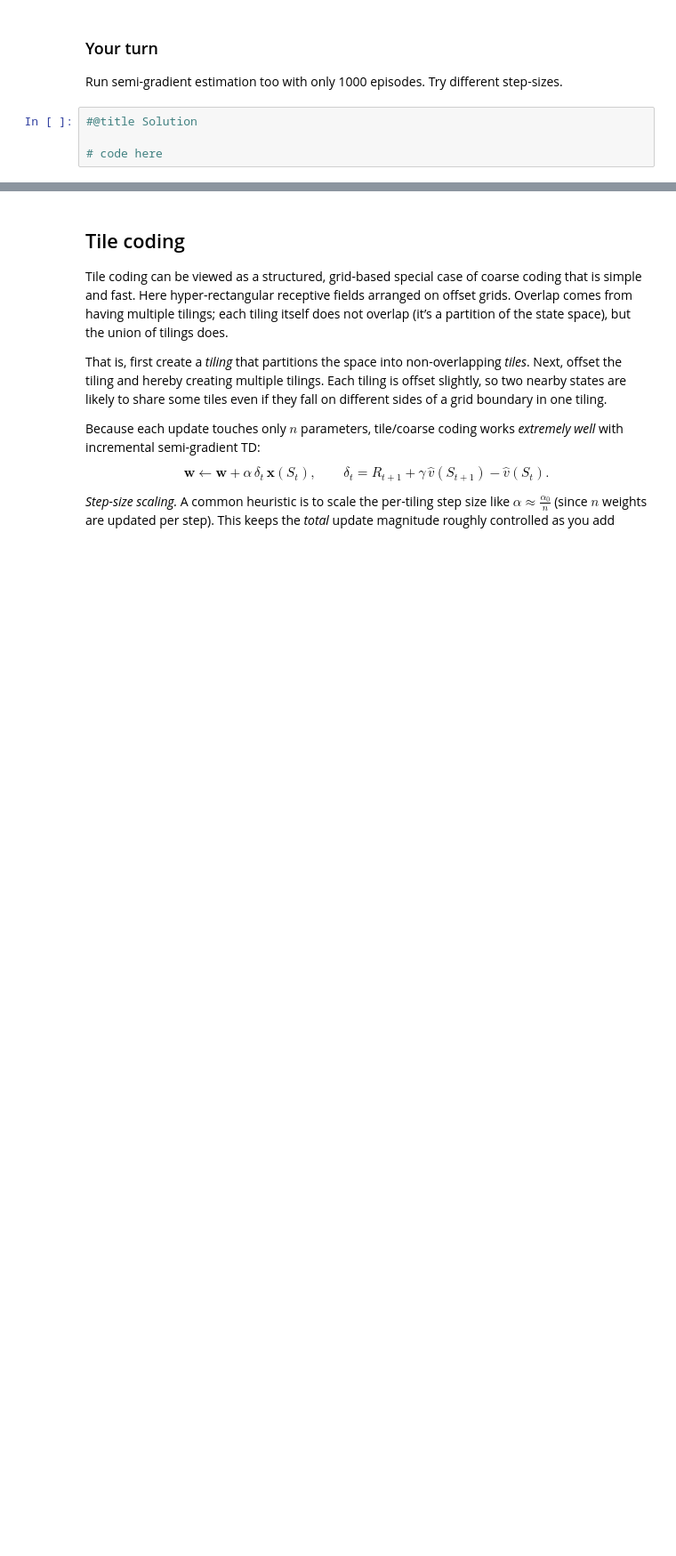
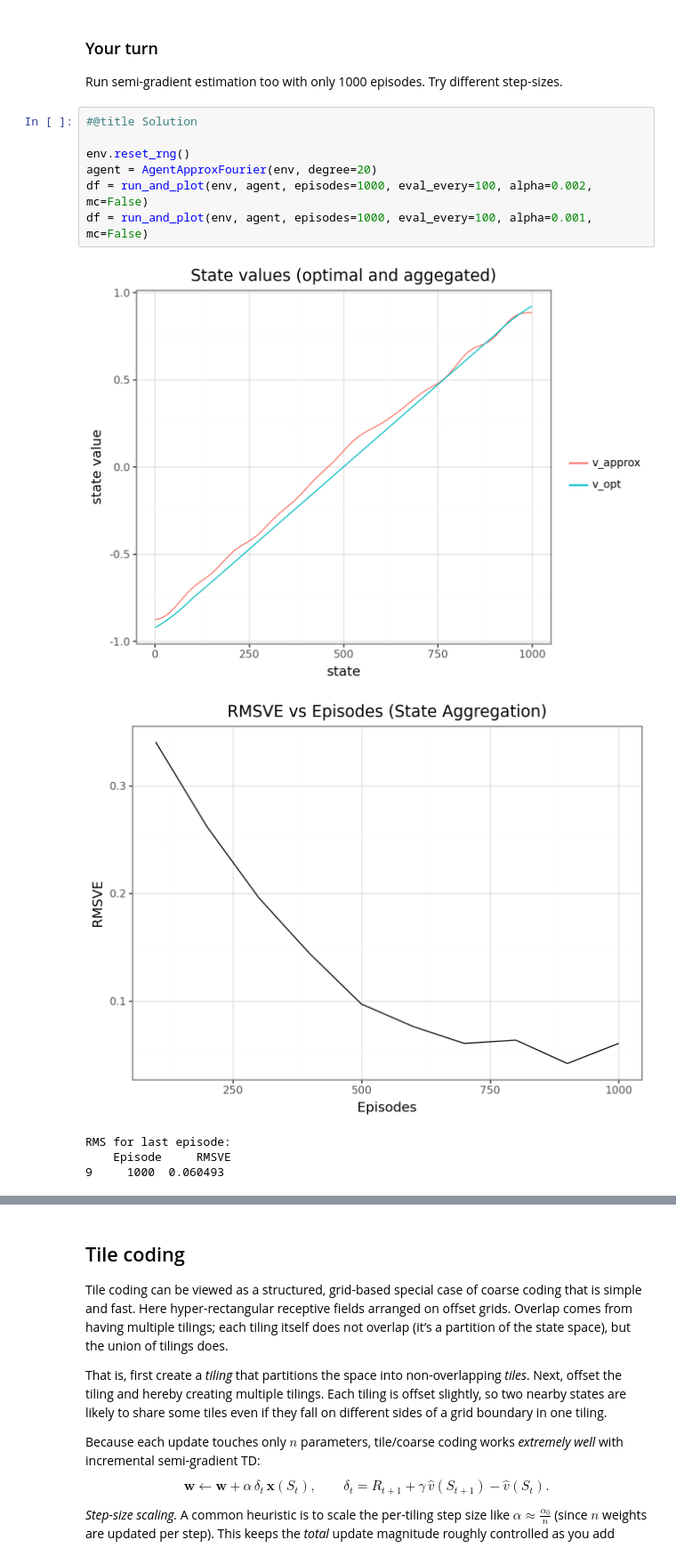
Before and after one commit to simon-mellergaard/RL, a Jupyter notebook: Exercises/12_Approx-pred.ipynb, the cells around one changed output, grey strips where cells are left out. Shown at 89% size. Drawn from its saved outputs; the diff is of its cells as text; blank space fills up the shorter version.

```diff
--- a/Exercises/12_Approx-pred.ipynb
+++ b/Exercises/12_Approx-pred.ipynb
@@ -799,7 +805,16 @@ Comment on the plot and final RMS.
 ### Your turn
 
 Run semi-gradient estimation too with only 1000 episodes. Try different step-sizes.
-# %%
-#@title Solution
-
-# code here
+# %%
+#@title Solution
+
+env.reset_rng()
+agent = AgentApproxFourier(env, degree=20)
+df = run_and_plot(env, agent, episodes=1000, eval_every=100, alpha=0.002, mc=False)
+df = run_and_plot(env, agent, episodes=1000, eval_every=100, alpha=0.001, mc=False)
+# %% [output]
+[figure, added]
+[figure, added]
+RMS for last episode:
+    Episode     RMSVE
+9     1000  0.060493
```
Also changed, not shown: parts of 12 cells of this notebook.
